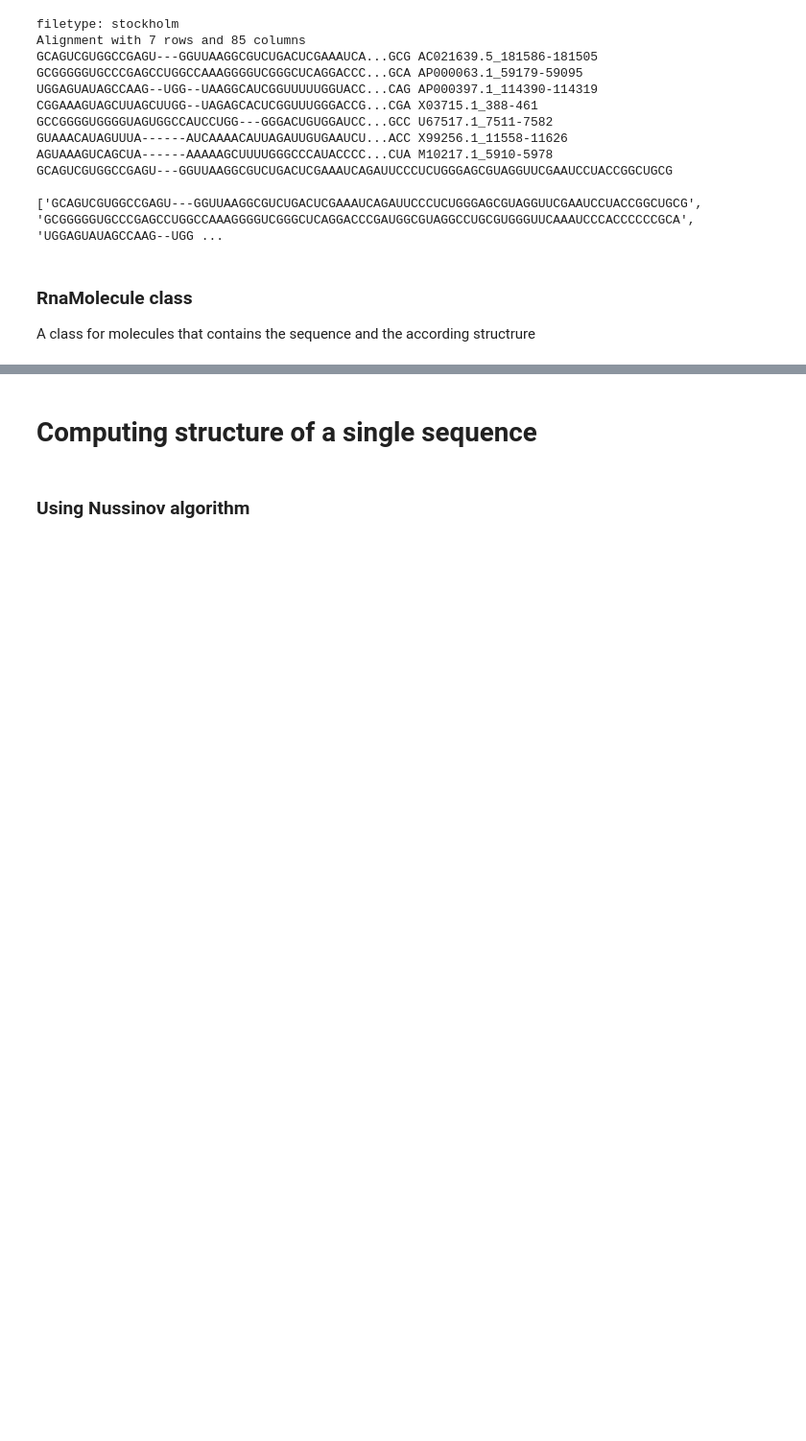
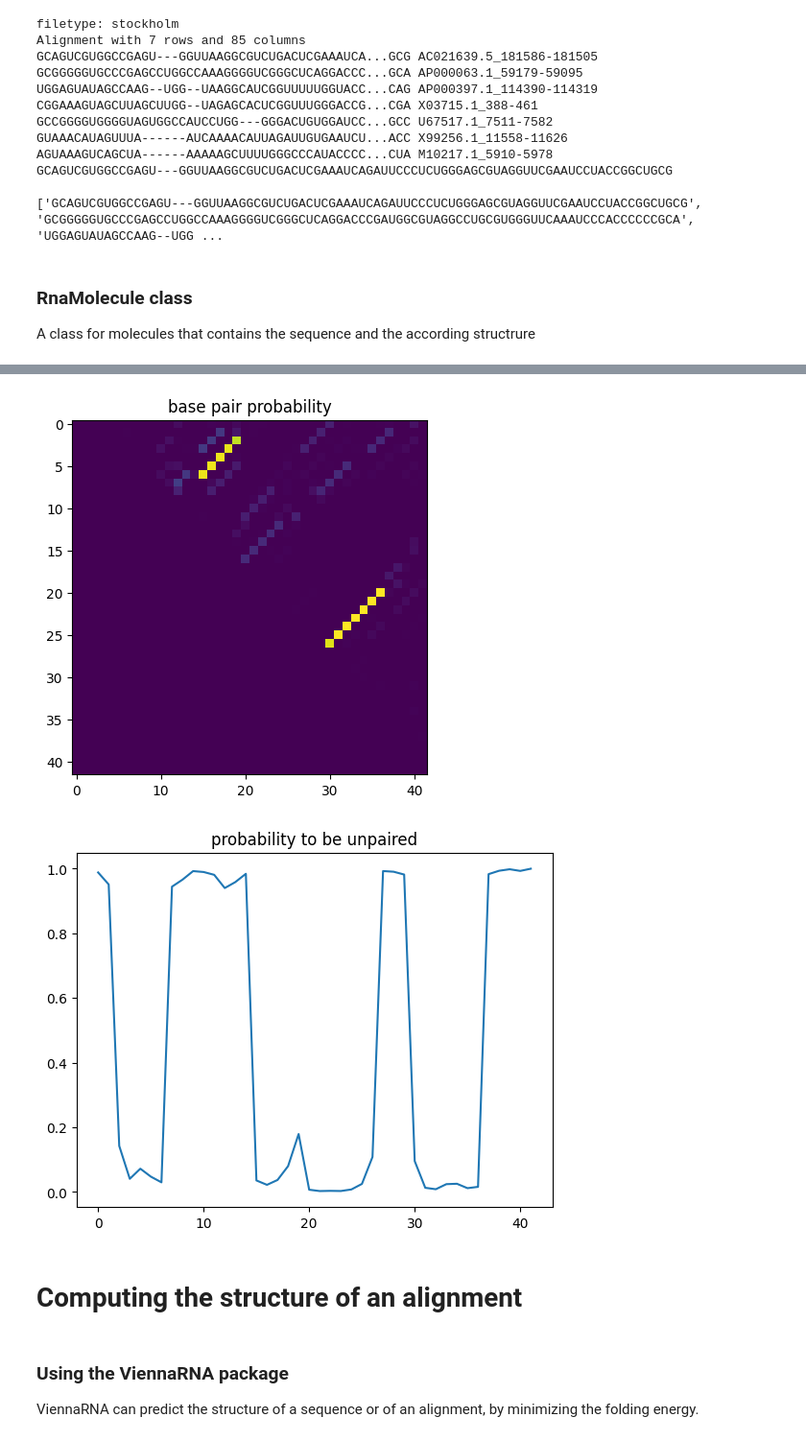
Before and after one commit to flopau76/projet_bio_info, a Jupyter notebook: folding_RNA.ipynb, the cells around one changed output, grey strips where cells are left out. Shown at 96% size. Saved outputs shown, nothing was run; the diff lists cells and outputs as text; code cells hidden in the pictures; blank space fills up the shorter version.

```diff
--- a/folding_RNA.ipynb
+++ b/folding_RNA.ipynb
@@ -124,8 +118,10 @@ class RnaMolecule:
         dot bracket string of the structure
     pairs: set
         set of pairs of the structure
+    bpp: tupple of tuple
+        base pair probability matrix. !!! the indices start at 1 (first line and column are 0)
     '''
-    def __init__(self, sequence, structure=None):
+    def __init__(self, sequence:str, structure=None):
         """
         Initialises an instance
 
@@ -143,24 +139,64 @@ class RnaMolecule:
         elif type(structure) == set:
             self.pairs = structure
             self.dbstring = pairs2db(len(sequence), structure)
+        self.bpp = None
+
+    def set_structure(self, structure=None):
+        ''' Set the structure of the molecule
+        If no structure is given, the MFE structure is computed with VieannaRNA'''
+        if structure is None:
+            model = RNA.md()
+            model.uniq_ML = 1  # activate unique multibranch loop decomposition
+            fold_compound = RNA.fold_compound(self.sequence, model)
+            structure, energy = fold_compound.mfe()
+            fold_compound.exp_params_rescale(energy)
+            fold_compound.pf()    # compute partition function to fill DP matrices
+
+            self.bpp = fold_compound.bpp()
+
+        if type(structure) == str:
+            self.dbstring = structure
+            self.pairs = db2pairs(structure)
+        elif type(structure) == set:
+            self.pairs = structure
+            self.dbstring = pairs2db(len(self.sequence), structure)
+
 
     def __str__(self):
         return f"RnaMolecule({self.sequence}, {self.dbstring})"
 
     def plot(self):
+        ''' Plot the structure of the RNA molecule '''
         fp = tempfile.NamedTemporaryFile(suffix="svg")
         RNA.svg_rna_plot(self.sequence, structure=self.dbstring, ssfile=fp.name)
         display(SVG(fp.name))
+
+    def plot_bpp(self):
+        if self.bpp is None:
+            print("bpp has not been computed")
+            return
+        bpp2 = [[math.sqrt(p)  for p in row[1:]]for row in self.bpp[1:]] # why use sqrt: only for better visualization of small values ?
+        plt.imshow(bpp2)
+        plt.title("base pair probability")
+        plt.show()
+        unp = [1-sum(self.bpp[i][j] + self.bpp[j][i] for j in range(1,len(self.bpp))) for i in range(1,len(self.bpp))]
+        plt.plot(unp)
+        plt.title("probability to be unpaired")
+        plt.show()
 # %%
 # test
 sequence = "GAGUAGUGGAACCAGGCUAUGUUUGUGACUCGCAGACUAACA"
-structure = "..(((((........)))))(((((((...)))))))....."
 
-mol = RnaMolecule(sequence, structure)
+mol = RnaMolecule(sequence)
+mol.set_structure()
 mol.plot()
+mol.plot_bpp()
 # %% [output]
 [drawing not drawn]
+[figure, added]
+[figure, added]
 # %% [markdown]
-# Computing structure of a single sequence
+# Computing the structure of an alignment
-# %% [markdown]
-### Using Nussinov algorithm
+# %% [markdown]
+### Using the ViennaRNA package
+ViennaRNA can predict the structure of a sequence or of an alignment, by minimizing the folding energy.
```
Also changed, not shown: parts of 25 cells of this notebook, 2 other files.
